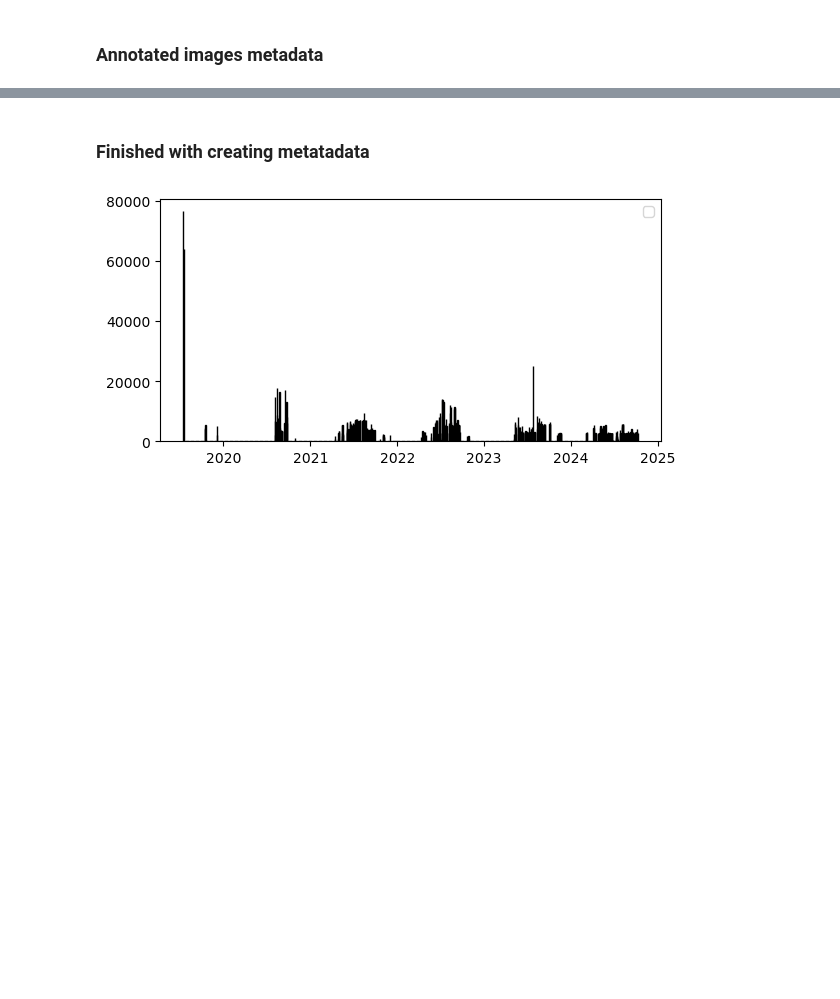
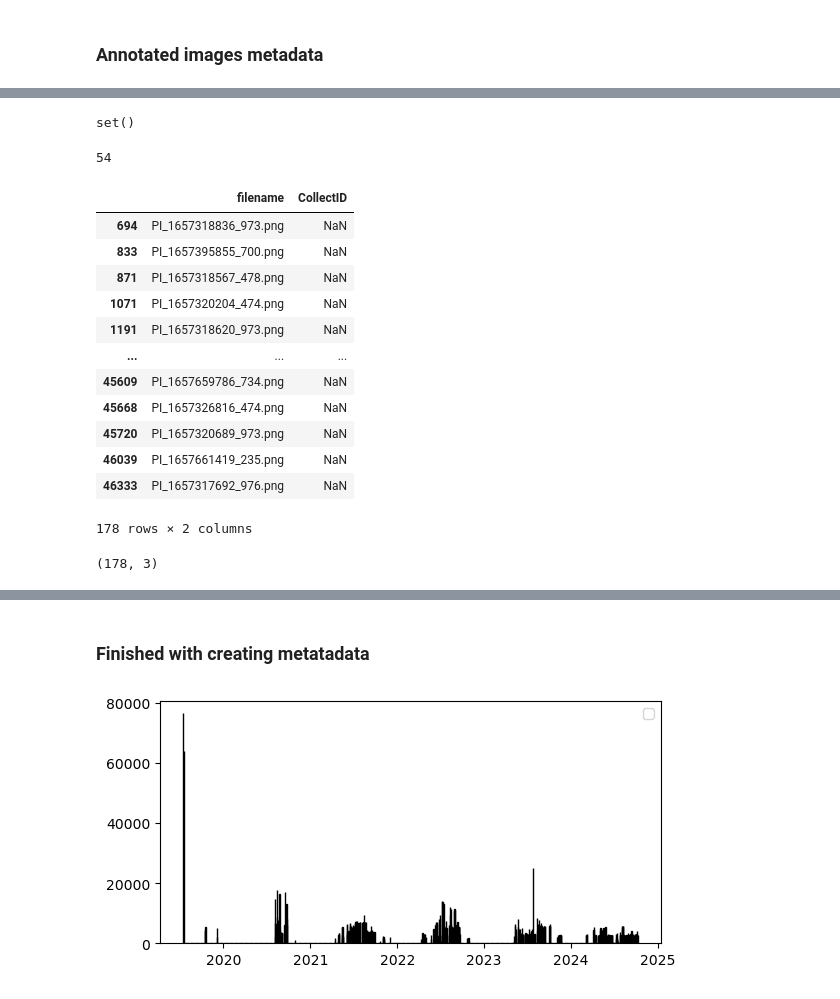
Before and after one commit to ajgeglio/Indexing-and-Slicing, a Jupyter notebook: IndexingHeaders.ipynb, the cells around one changed output, grey strips where cells are left out. Cells and saved outputs as stored; diff of their text form; code cells hidden in the pictures; blank space fills up the shorter version.

Commit message:
dealing with dup filenames

```diff
--- a/IndexingHeaders.ipynb
+++ b/IndexingHeaders.ipynb
@@ -246,0 +227,37 @@ all (45542, 155)
+# %%
+set(df_annot.filename).difference(df_assmtun.filename)
+# %% [output]
+set()
+# %%
+len(list(set(df_assmtun.filename).difference(df_annot.filename)))
+# %% [output]
+54
+# %%
+imgs_missing_metadata
+# %% [output]
+|  | filename | CollectID |
+| 694 | PI_1657318836_973.png | NaN |
+| 833 | PI_1657395855_700.png | NaN |
+| 871 | PI_1657318567_478.png | NaN |
+| 1071 | PI_1657320204_474.png | NaN |
+| 1191 | PI_1657318620_973.png | NaN |
+| ... | ... | ... |
+| 45609 | PI_1657659786_734.png | NaN |
+| 45668 | PI_1657326816_474.png | NaN |
+| 45720 | PI_1657320689_973.png | NaN |
+| 46039 | PI_1657661419_235.png | NaN |
+| 46333 | PI_1657317692_976.png | NaN |
+178 rows × 2 columns
+# %%
+missing_metadata = df_annot[df_annot.Time_s.isna()].copy()
+imgs_missing_metadata = missing_metadata["filename"]
+imgs_dfs = pd.concat([df_imgs_2022, df_imgs_2023])
+collect_id_df = create_collect_id_df(imgs_dfs.image_path.values)
+collect_id_df.filename = collect_id_df.filename.apply(lambda x: x.replace("CI", "PI"))
+imgs_missing_metadata = pd.merge(imgs_missing_metadata, collect_id_df, on=["filename"], how="left")
+# Group by 'column1' and create a list of all values in 'column2' for each group
+grouped_df = imgs_missing_metadata.groupby('collect_id').agg({'filename': list  }).reset_index()     # Creating a list of values in column2
+# grouped_df.to_csv("images_missing_metadata.csv")
+imgs_missing_metadata.shape
+# %% [output]
+(178, 3)
```
Also changed, not shown: parts of 13 cells of this notebook, 5 other files.
